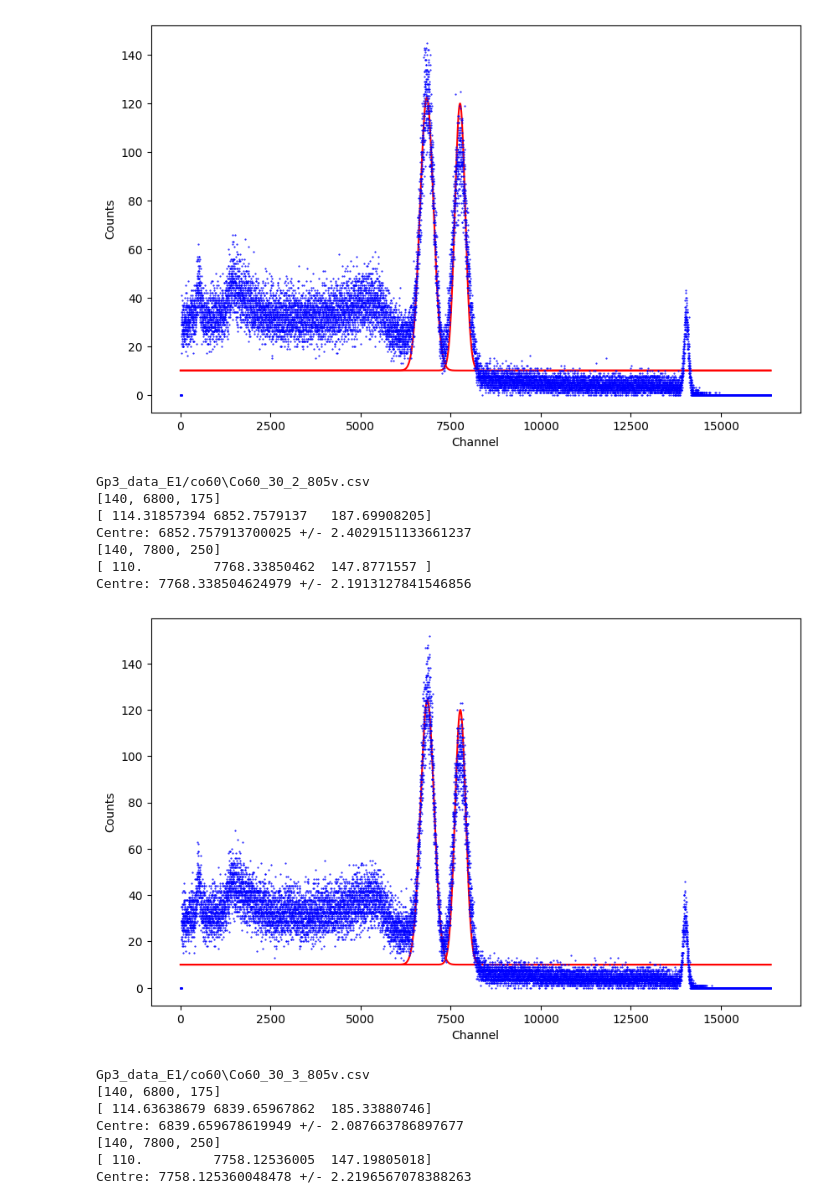
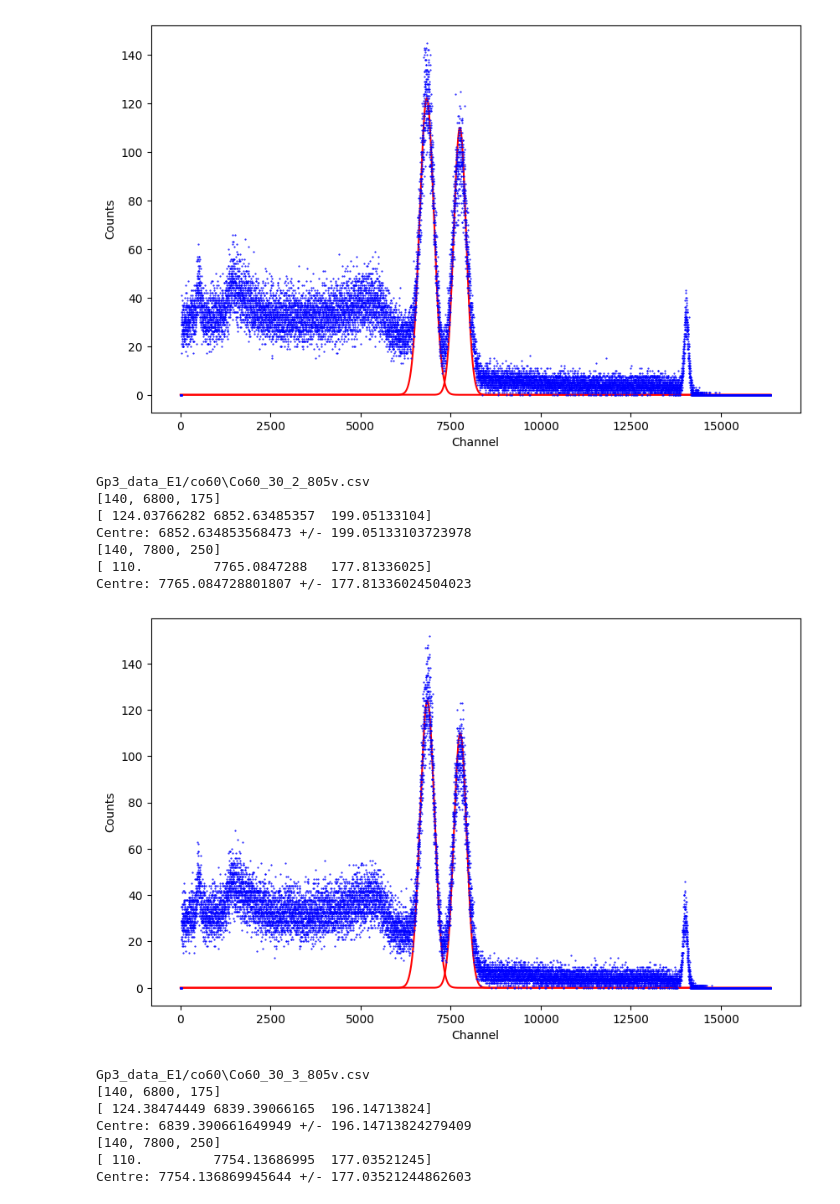
Before and after one commit to Shaquible/ENPH453, a Jupyter notebook: beta/calibrationFits.ipynb, the cells around one changed output. Cells and saved outputs as stored; diff of their text form; code cells hidden in the pictures.

```diff
--- a/beta/calibrationFits.ipynb
+++ b/beta/calibrationFits.ipynb
@@ -6,7 +6,7 @@ import pandas as pd
 import glob
 # %%
 def gaussFit(x, a, x0, sigma):
-    gauss = a*np.exp(-(x-x0)**2/(2*sigma**2)) +10
+    gauss = a*np.exp(-(x-x0)**2/(2*sigma**2))
     return gauss
 # %%
 co60files = glob.glob('Gp3_data_E1/co60/*.csv')
@@ -25,7 +25,8 @@ with open("co60Fits.csv", "w") as fp:
             popt, pcov = curve_fit(gaussFit, data["Channel"].to_numpy()[p0[1]-200:p0[1]+200], data["Counts"].to_numpy()[p0[1]-200:p0[1]+200], p0=p0, bounds=bounds, sigma=data["uncs"].to_numpy()[p0[1]-200:p0[1]+200])
             print(popt)
             centre = popt[1]
-            error = np.sqrt(np.diag(pcov))[1]
+            error = popt[2]
+            # error = np.sqrt(np.diag(pcov))[1]
             if i == 0:
                 fp.write(f"{centre},{error}")
             else:
@@ -49,16 +50,16 @@ Centre: 7759.866735734249 +/- 2.4379652268922998
-[figure, old version]
+[figure, new version]
 Gp3_data_E1/co60\Co60_30_2_805v.csv
 [140, 6800, 175]
-[ 114.31857394 6852.7579137   187.69908205]
-Centre: 6852.757913700025 +/- 2.4029151133661237
+[ 124.03766282 6852.63485357  199.05133104]
+Centre: 6852.634853568473 +/- 199.05133103723978
 [140, 7800, 250]
-[ 110.         7768.33850462  147.8771557 ]
-Centre: 7768.338504624979 +/- 2.1913127841546856
+[ 110.         7765.0847288   177.81336025]
+Centre: 7765.084728801807 +/- 177.81336024504023
-[figure, old version]
+[figure, new version]
 Gp3_data_E1/co60\Co60_30_3_805v.csv
 [140, 6800, 175]
-[ 114.63638679 6839.65967862  185.33880746]
-Centre: 6839.659678619949 +/- 2.087663786897677
+[ 124.38474449 6839.39066165  196.14713824]
+Centre: 6839.390661649949 +/- 196.14713824279409
 [140, 7800, 250]
-[ 110.         7758.12536005  147.19805018]
-Centre: 7758.125360048478 +/- 2.2196567078388263
+[ 110.         7754.13686995  177.03521245]
+Centre: 7754.136869945644 +/- 177.03521244862603
```
Also changed, not shown: parts of 4 cells of this notebook, 5 other files.
